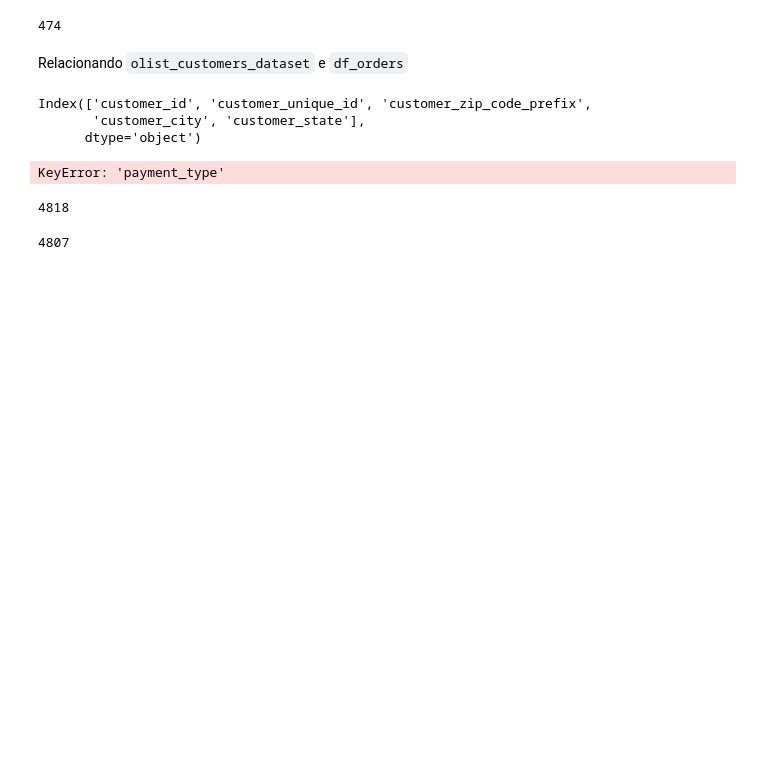
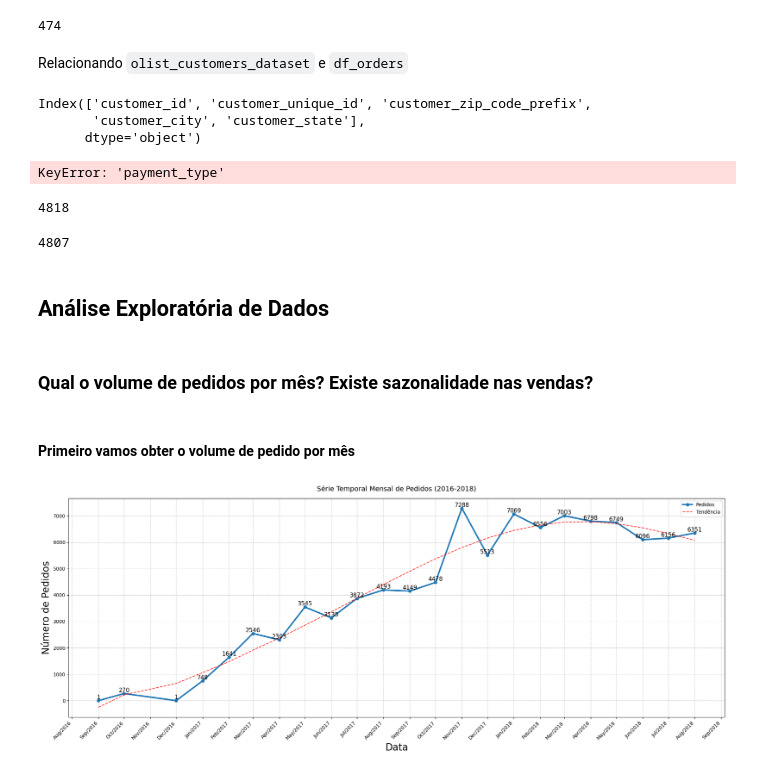
Before and after one commit to marcello10/triggo-ai-olist, a Jupyter notebook: analyses-olist.ipynb, the cells around one changed output. Cells and saved outputs as stored; diff of their text form; code cells hidden in the pictures; blank space fills up the shorter version.

Commit message:
Answering the question about the monthly sales volume.

```diff
--- a/analyses-olist.ipynb
+++ b/analyses-olist.ipynb
@@ -617,3 +616,73 @@ df_orders['customer_id'].duplicated().sum()
 df_orders_customer['customer_id'].duplicated().sum()
 # %% [output]
 4807
+# %% [markdown]
+## Análise Exploratória de Dados
+# %% [markdown]
+### Qual o volume de pedidos por mês? Existe sazonalidade nas vendas?
+# %% [markdown]
+#### Primeiro vamos obter o volume de pedido por mês
+# %%
+# Criar uma série temporal mensal de pedidos
+monthly_orders = olist_orders_dataset.groupby([
+    olist_orders_dataset['order_purchase_timestamp'].dt.year,
+    olist_orders_dataset['order_purchase_timestamp'].dt.month
+]).size()
+
+# Criar um índice de data para a série temporal
+monthly_orders.index = pd.to_datetime(
+    [f"{year}-{month:02d}-01" for year, month in monthly_orders.index]
+)
+# %%
+# Criar a figura com tamanho maior para acomodar todos os meses
+plt.figure(figsize=(20, 8))
+
+# Plotar a série temporal
+plt.plot(monthly_orders.index, monthly_orders.values,
+        marker='o', linewidth=3, markersize=6)
+for i,j in zip(monthly_orders.index,monthly_orders.values):
+    plt.text(i,j,j,ha='center',va='bottom',fontsize=12)
+# Personalizar o gráfico
+plt.title('Série Temporal Mensal de Pedidos (2016-2018)', fontsize=14, pad=15)
+plt.xlabel('Data', fontsize=20)
+plt.ylabel('Número de Pedidos', fontsize=20)
+plt.grid(True, linestyle='--', alpha=0.7)
+
+# Formatar o eixo x para mostrar mês/ano
+plt.gca().xaxis.set_major_formatter(mdates.DateFormatter('%b/%Y'))
+# Mostrar todos os meses
+plt.gca().xaxis.set_major_locator(mdates.MonthLocator(interval=1))
+
+# Rotacionar as labels do eixo x para melhor legibilidade
+plt.xticks(rotation=45, ha='right')
+
+# Adicionar uma linha de tendência
+z = np.polyfit(range(len(monthly_orders)), monthly_orders.values, 5)
+p = np.poly1d(z)
+plt.plot(monthly_orders.index, p(range(len(monthly_orders))),
+         "r--", alpha=0.8, label='Tendência')
+
+# Adicionar legenda
+plt.legend(['Pedidos', 'Tendência'])
+
+# Ajustar o layout para evitar corte das labels
+plt.tight_layout()
+
+# Mostrar o gráfico
+plt.show()
+
+# Imprimir estatísticas mensais
+print("\nEstatísticas da série temporal mensal:")
+print(f"Total de meses com pedidos: {len(monthly_orders)}")
+print(f"Média mensal de pedidos: {monthly_orders.mean():.2f}")
+print(f"Desvio padrão mensal: {monthly_orders.std():.2f}")
+print(f"Máximo de pedidos em um mês: {monthly_orders.max()}")
+print(f"Mínimo de pedidos em um mês: {monthly_orders.min()}")
+
+# Mostrar os meses com mais e menos pedidos
+print("\nTop 5 meses com mais pedidos:")
+print(monthly_orders.nlargest(5))
+print("\nTop 5 meses com menos pedidos:")
+print(monthly_orders.nsmallest(5))
+# %% [output]
+[figure, added]
```
Also changed, not shown: parts of 5 cells of this notebook.
